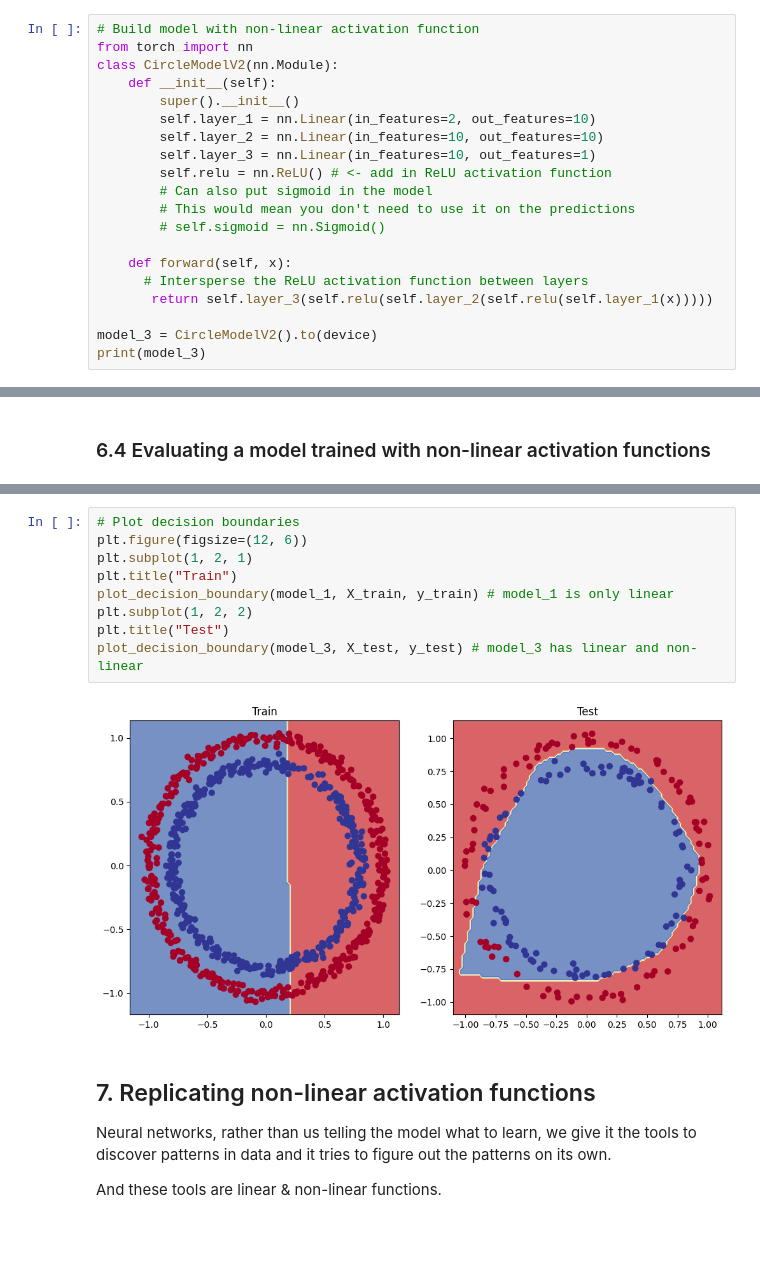
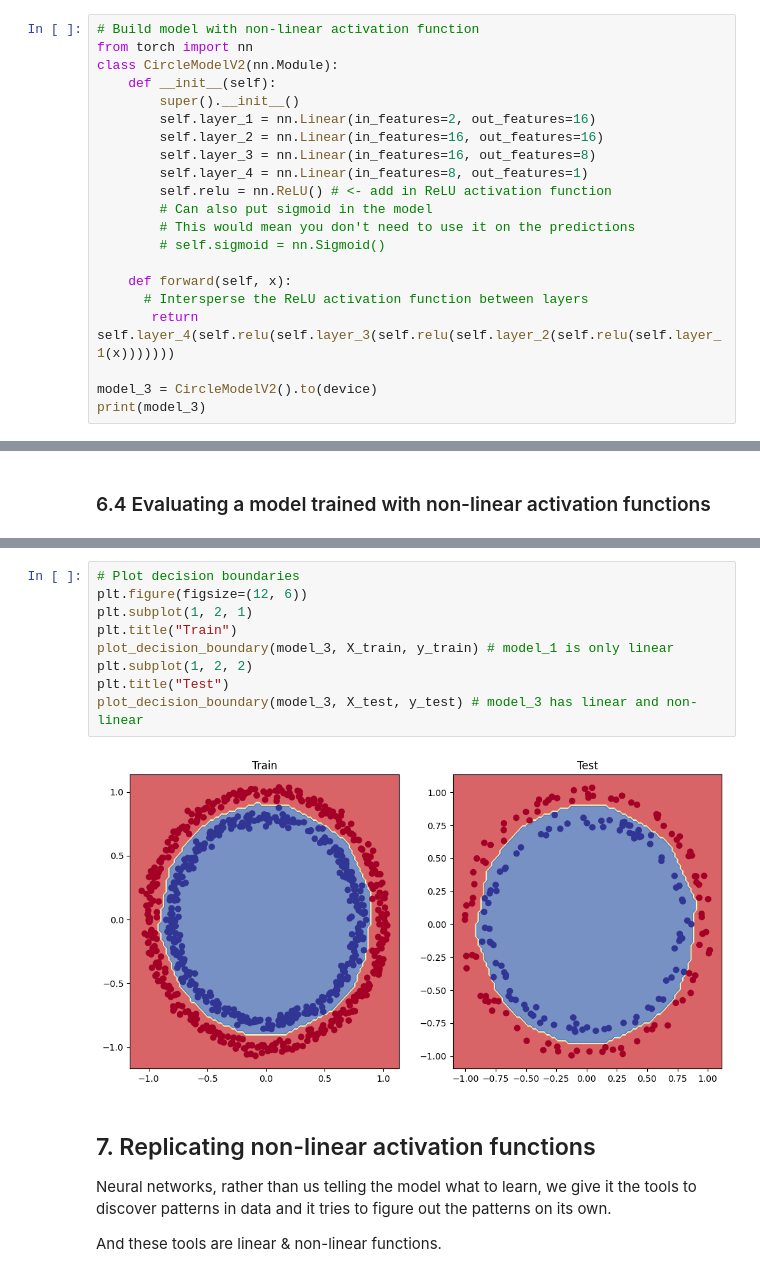
Before and after one commit to Carsoboss/pytorch_fundamentals, a Jupyter notebook: 02_pytorch_classification.ipynb, the cells around one changed output, grey strips where cells are left out. Saved outputs shown, nothing was run; the diff lists cells and outputs as text; blank space fills up the shorter version.

```diff
--- a/02_pytorch_classification.ipynb
+++ b/02_pytorch_classification.ipynb
@@ -769,9 +769,10 @@ from torch import nn
 class CircleModelV2(nn.Module):
     def __init__(self):
         super().__init__()
-        self.layer_1 = nn.Linear(in_features=2, out_features=10)
-        self.layer_2 = nn.Linear(in_features=10, out_features=10)
-        self.layer_3 = nn.Linear(in_features=10, out_features=1)
+        self.layer_1 = nn.Linear(in_features=2, out_features=16)
+        self.layer_2 = nn.Linear(in_features=16, out_features=16)
+        self.layer_3 = nn.Linear(in_features=16, out_features=8)
+        self.layer_4 = nn.Linear(in_features=8, out_features=1)
         self.relu = nn.ReLU() # <- add in ReLU activation function
         # Can also put sigmoid in the model
         # This would mean you don't need to use it on the predictions
@@ -779,7 +780,7 @@ class CircleModelV2(nn.Module):
 
     def forward(self, x):
       # Intersperse the ReLU activation function between layers
-       return self.layer_3(self.relu(self.layer_2(self.relu(self.layer_1(x)))))
+       return self.layer_4(self.relu(self.layer_3(self.relu(self.layer_2(self.relu(self.layer_1(x)))))))
 
 model_3 = CircleModelV2().to(device)
 print(model_3)
@@ -883,14 +893,14 @@ y_preds[:10], y_test[:10]
 # %%
 # Plot decision boundaries
 plt.figure(figsize=(12, 6))
 plt.subplot(1, 2, 1)
 plt.title("Train")
-plot_decision_boundary(model_1, X_train, y_train) # model_1 is only linear
+plot_decision_boundary(model_3, X_train, y_train) # model_1 is only linear
 plt.subplot(1, 2, 2)
 plt.title("Test")
 plot_decision_boundary(model_3, X_test, y_test) # model_3 has linear and non-linear
 # %% [output]
-[figure, old version]
+[figure, new version]
 # %% [markdown]
 ## 7. Replicating non-linear activation functions
 
```
Also changed, not shown: parts of 16 cells of this notebook.
